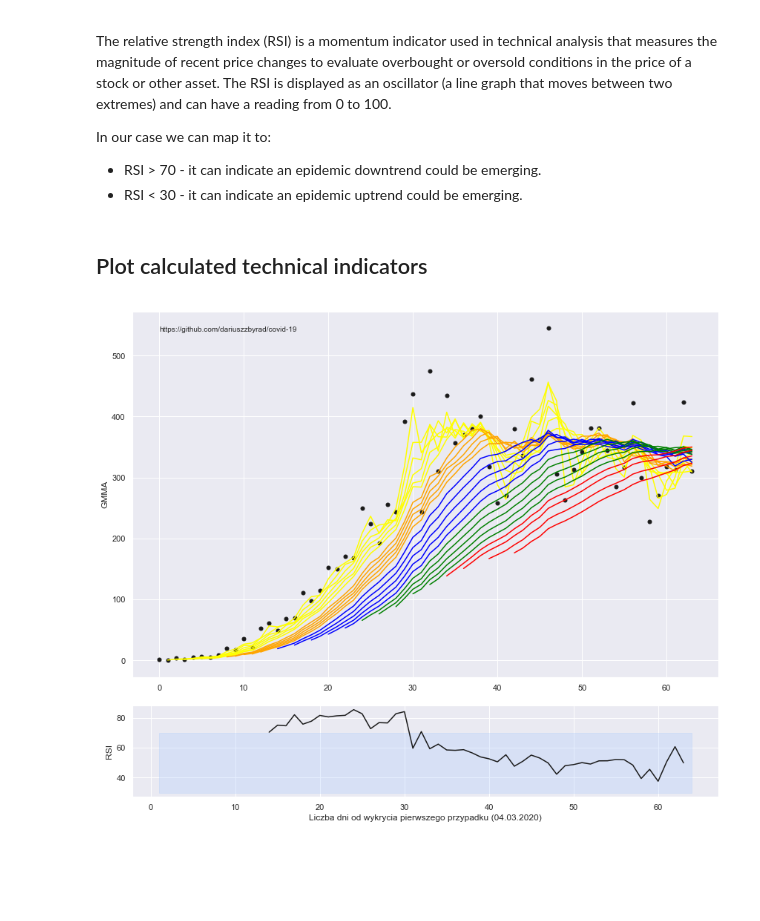
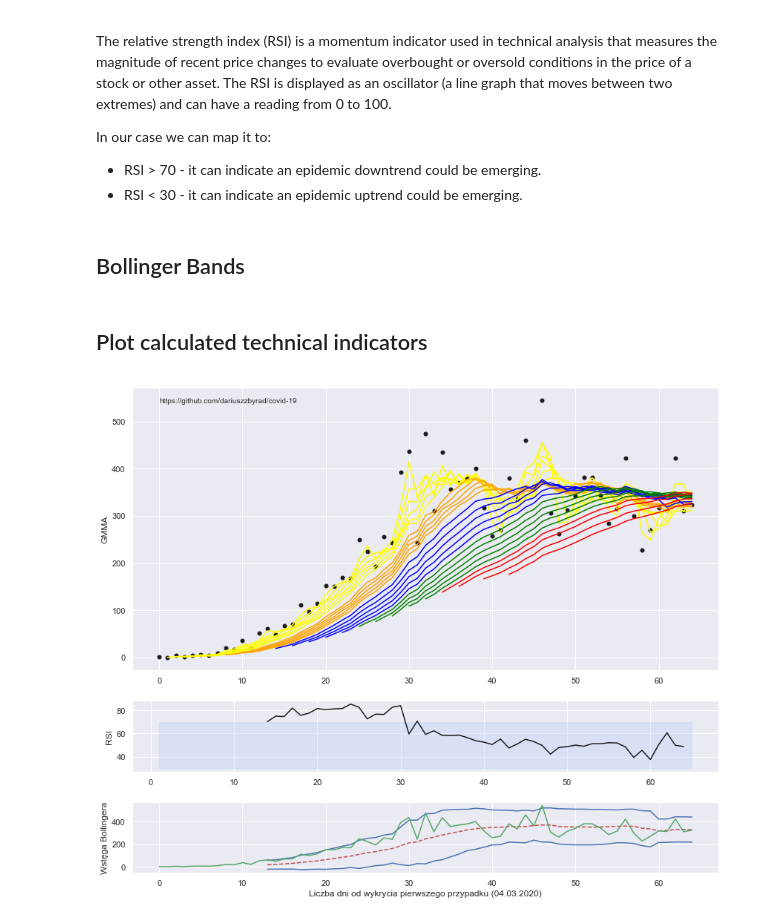
Before and after one commit to dariuszzbyrad/covid-19, a Jupyter notebook: daily_ma.ipynb, the cells around one changed output. Drawn from its saved outputs; the diff is of its cells as text; code cells hidden in the pictures; blank space fills up the shorter version.

Commit message:
Aded Bollinger Bands indicator

```diff
--- a/daily_ma.ipynb
+++ b/daily_ma.ipynb
@@ -68,28 +68,49 @@ def rsi(data, window):
 
 rsi_window_size = 14
 rsi_values = rsi(df['new_infection'], rsi_window_size)
+# %% [markdown]
+## Bollinger Bands
+# %%
+def bol(data, period, deviation):
+    sma = data.rolling(window=period).mean()
+    std = data.rolling(window=period).std()
+    up_bol = sma + deviation * std
+    down_bol = sma - deviation * std
+
+    d = {'sma': sma, 'up_bol': up_bol, 'down_bol': down_bol}
+    return pd.DataFrame(data=d)
+
+period = 14
+deviation = 2
+bol = bol(df['new_infection'], period, deviation)
 # %% [markdown]
 ## Plot calculated technical indicators
 # %%
 import seaborn as sns; sns.set()
 
-fig, (ax0, ax1) = plt.subplots(2, 1, figsize=[12,10], gridspec_kw={'height_ratios': [4, 1]})
+fig, (ax0, ax1, ax2) = plt.subplots(3, 1, figsize=[12,10], gridspec_kw={'height_ratios': [4, 1, 1]})
 
 ax0.plot(df['new_infection'], 'ko',label='Dzienny przyrost', markersize=5)
 for (color) in sma:
     for window_size in sma[color]:
         sma_name = 'SMA_' + str(window_size)
         ax0.plot(df[sma_name], color)
 ax0.set_ylabel('GMMA')
 ax0.text(0, 540, 'https://github.com/dariuszzbyrad/covid-19', fontsize=10)
 
 ax1.plot(rsi_values, 'k')
 ax1.fill_between(df['day'], y1=30, y2=70, color='#adccff', alpha='0.3')
-ax1.set_xlabel('Liczba dni od wykrycia pierwszego przypadku (04.03.2020)')
 ax1.set_ylabel('RSI')
+
+ax2.plot(bol['up_bol'], 'b-')
+ax2.plot(bol['sma'], 'r--')
+ax2.plot(bol['down_bol'], 'b-')
+ax2.plot(df['new_infection'], 'g-')
+ax2.set_xlabel('Liczba dni od wykrycia pierwszego przypadku (04.03.2020)')
+ax2.set_ylabel('Wstęga Bollingera')
 
 fig.tight_layout()
 plt.show()
 #fig.savefig('figure.pdf')
 # %% [output]
-[figure, old version]
+[figure, new version]
```
Also changed, not shown: 1 other file.
